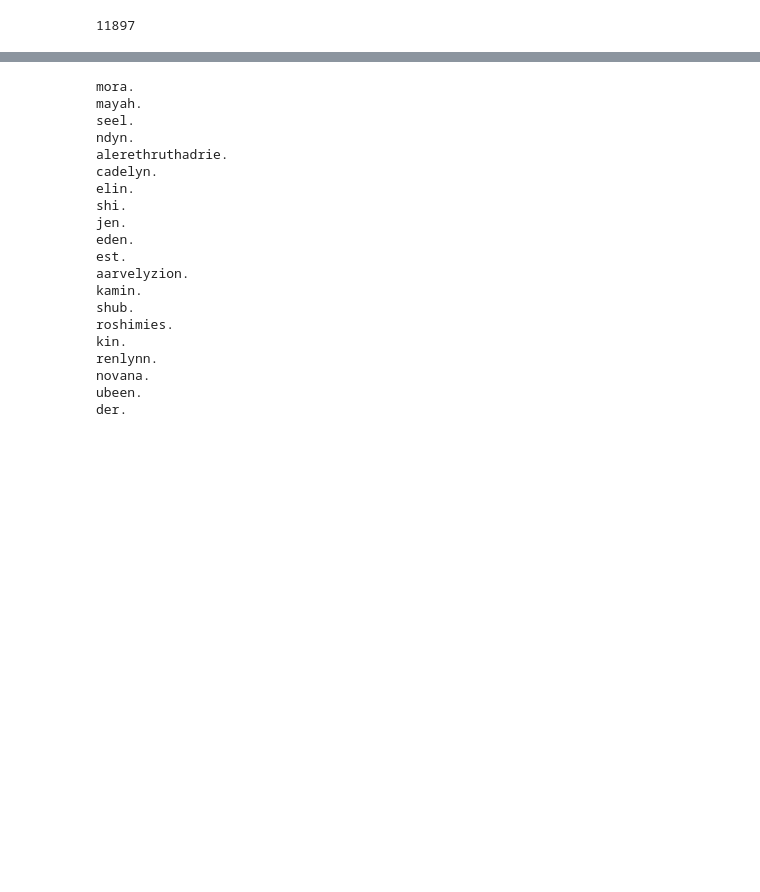
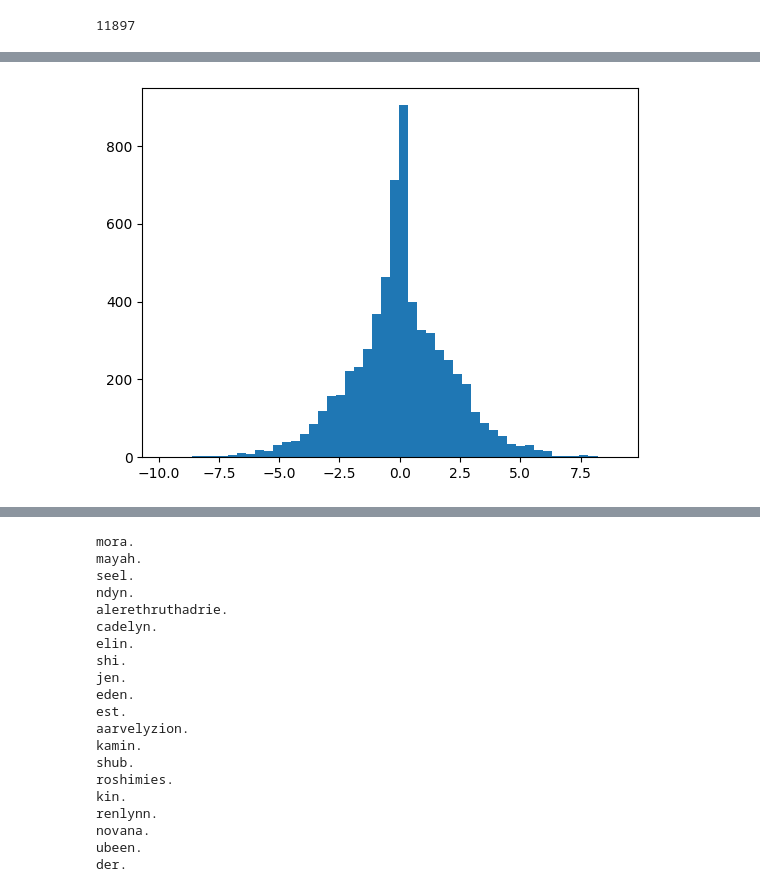
Before and after one commit to tchalfpenny/makemore, a Jupyter notebook: makemore_p3_bn.ipynb, the cells around one changed output, grey strips where cells are left out. Saved outputs shown, nothing was run; the diff lists cells and outputs as text; code cells hidden in the pictures; blank space fills up the shorter version.

```diff
--- a/makemore_p3_bn.ipynb
+++ b/makemore_p3_bn.ipynb
@@ -134,3 +146,7 @@ for i in range(max_steps):
+# %%
+plt.hist(hpreact.view(-1).tolist(), 50);
+# %% [output]
+[figure, added]
 # %%
 plt.plot(lossi)
 # %% [output]
```
Also changed, not shown: parts of 7 cells of this notebook.
